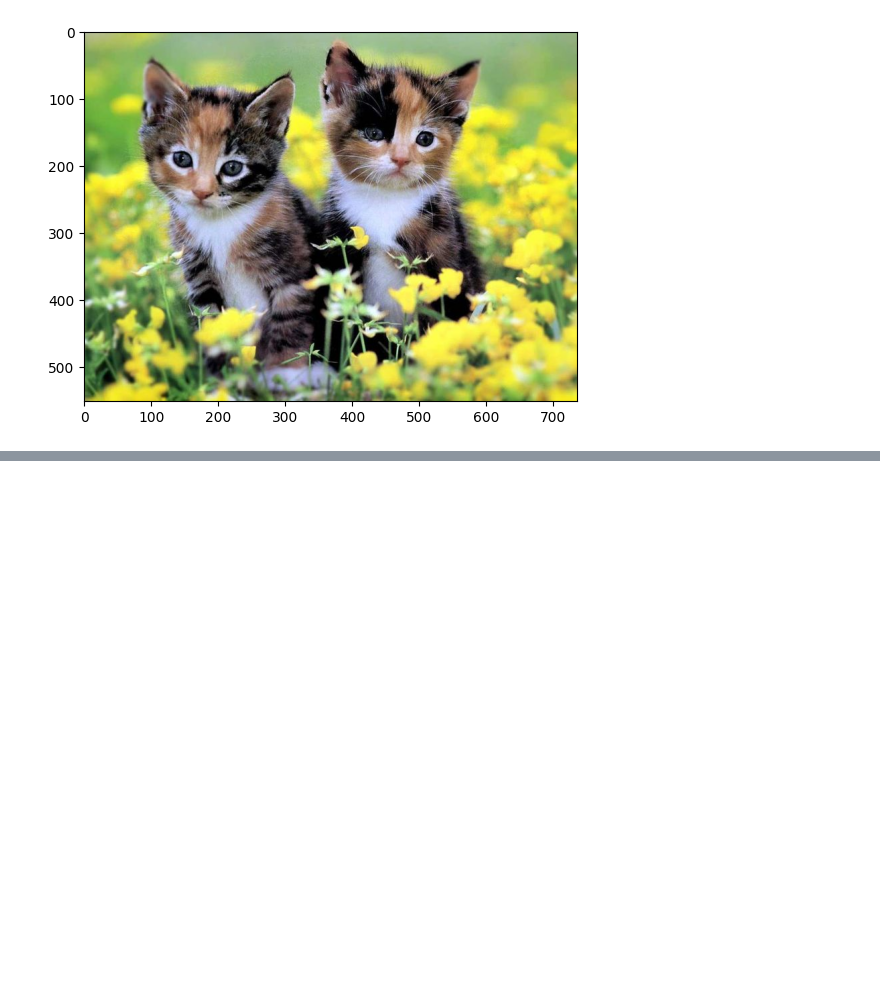
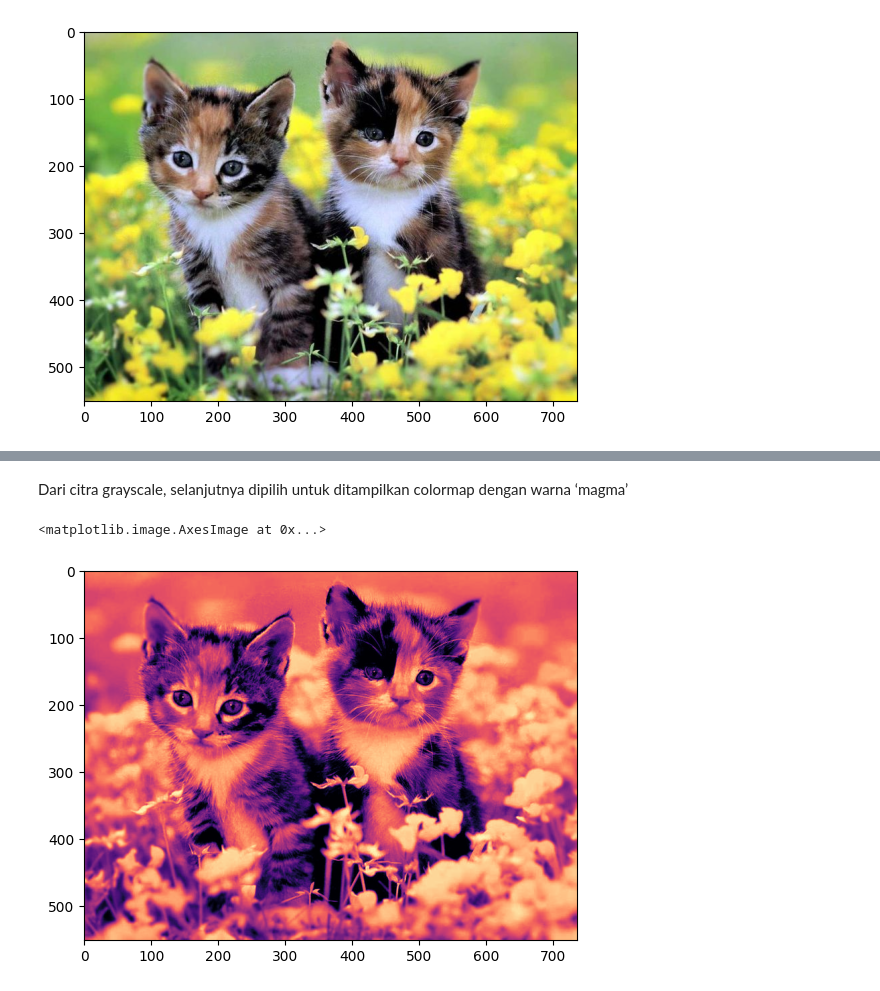
Before and after one commit to Lelytameyda29rpl/PCVK_Ganjil_2025, a Jupyter notebook: Week2.ipynb, the cells around one changed output, grey strips where cells are left out. Saved outputs shown, nothing was run; the diff lists cells and outputs as text; code cells hidden in the pictures; blank space fills up the shorter version.

```diff
--- a/Week2.ipynb
+++ b/Week2.ipynb
@@ -66,0 +89,9 @@ plt.show()
+# %% [markdown]
+Dari citra grayscale, selanjutnya dipilih untuk ditampilkan colormap dengan warna ‘magma’
+# %%
+# Menampilkan citra grayscale menggunakan matplotlib
+# cmap='magma' memberi tahu matplotlib untuk menggunakan colormap 'magma' (gradasi warna dari gelap ke terang)
+plt.imshow(img_gray, cmap='magma')
+# %% [output]
+<matplotlib.image.AxesImage at 0x...>
+[figure, added]
```
Also changed, not shown: parts of 8 cells of this notebook.
